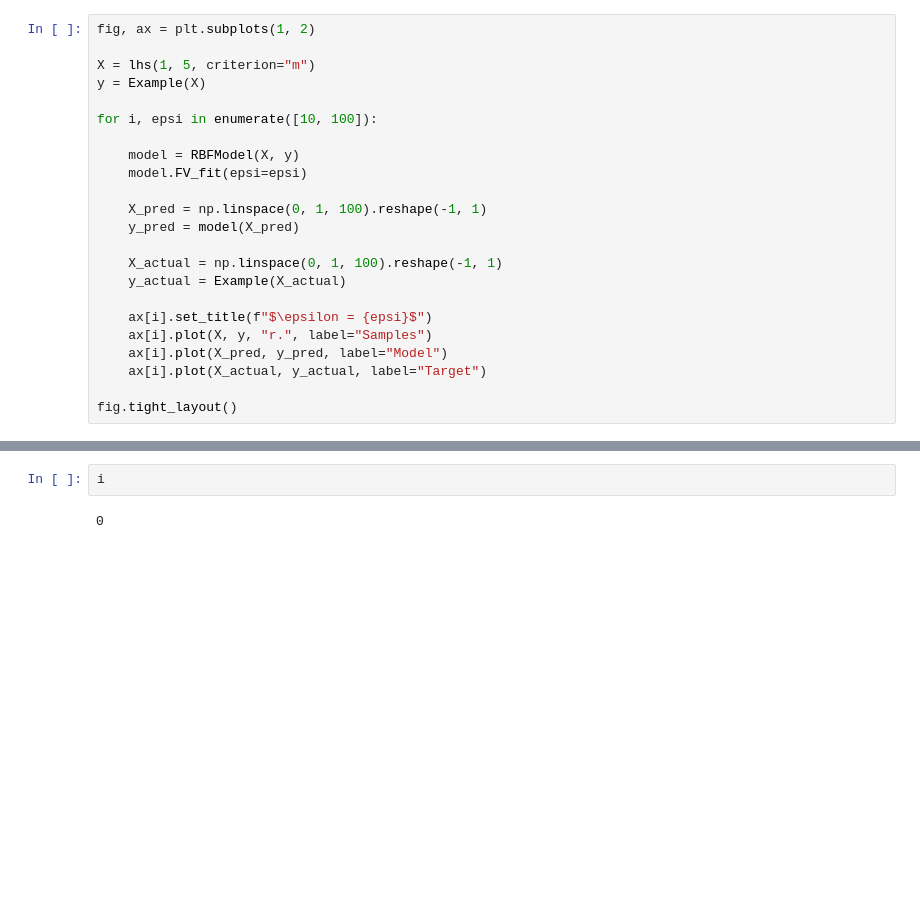
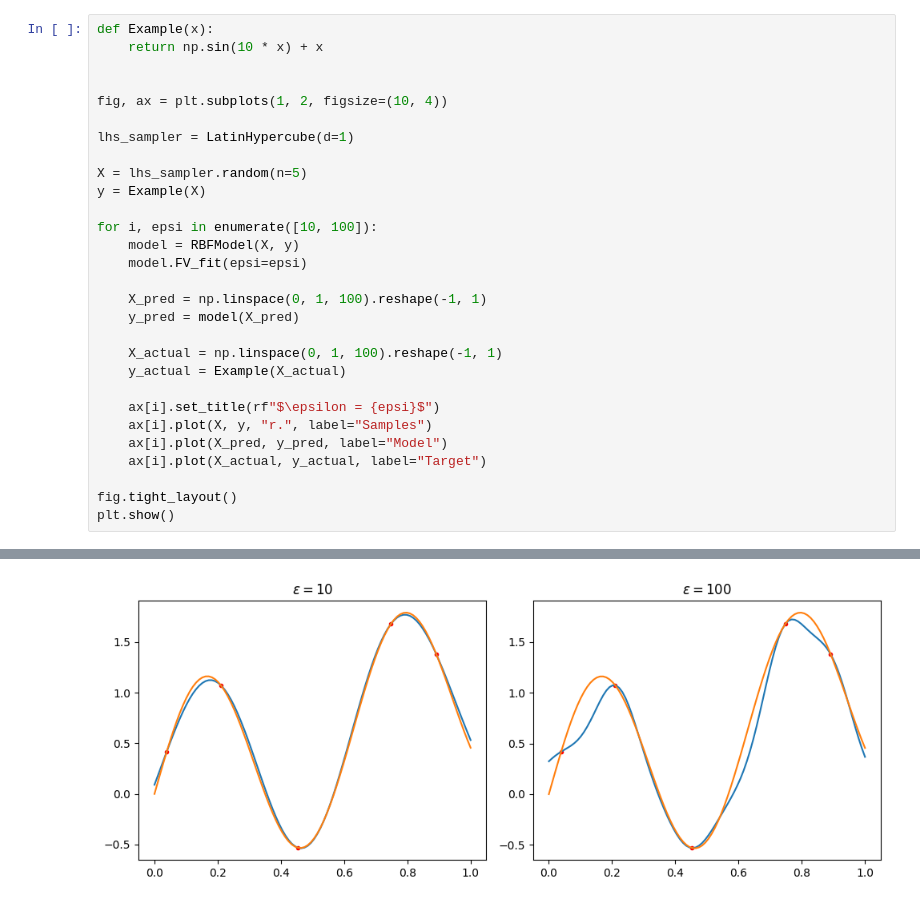
Before and after one commit to RyanBalshaw/sjmelck_pages, a Jupyter notebook: assets/images/rbf-models/RBF Example.ipynb, the cells around one changed output, grey strips where cells are left out. Drawn from its saved outputs; the diff is of its cells as text; blank space fills up the shorter version.

```diff
--- a/assets/images/rbf-models/RBF Example.ipynb
+++ b/assets/images/rbf-models/RBF Example.ipynb
@@ -86,11 +83,16 @@ class RBFModel:
 # %%
-fig, ax = plt.subplots(1, 2)
+def Example(x):
+    return np.sin(10 * x) + x
 
-X = lhs(1, 5, criterion="m")
+
+fig, ax = plt.subplots(1, 2, figsize=(10, 4))
+
+lhs_sampler = LatinHypercube(d=1)
+
+X = lhs_sampler.random(n=5)
 y = Example(X)
 
 for i, epsi in enumerate([10, 100]):
-
     model = RBFModel(X, y)
     model.FV_fit(epsi=epsi)
 
@@ -100,10 +102,11 @@ for i, epsi in enumerate([10, 100]):
     X_actual = np.linspace(0, 1, 100).reshape(-1, 1)
     y_actual = Example(X_actual)
 
-    ax[i].set_title(f"$\epsilon = {epsi}$")
+    ax[i].set_title(rf"$\epsilon = {epsi}$")
     ax[i].plot(X, y, "r.", label="Samples")
     ax[i].plot(X_pred, y_pred, label="Model")
     ax[i].plot(X_actual, y_actual, label="Target")
 
 fig.tight_layout()
+plt.show()
 # %% [output]
@@ -112,4 +113 @@ fig.tight_layout()
+[figure, added]
-# %%
-i
-# %% [output]
-0
```
Also changed, not shown: parts of 3 cells of this notebook, 7 other files.
